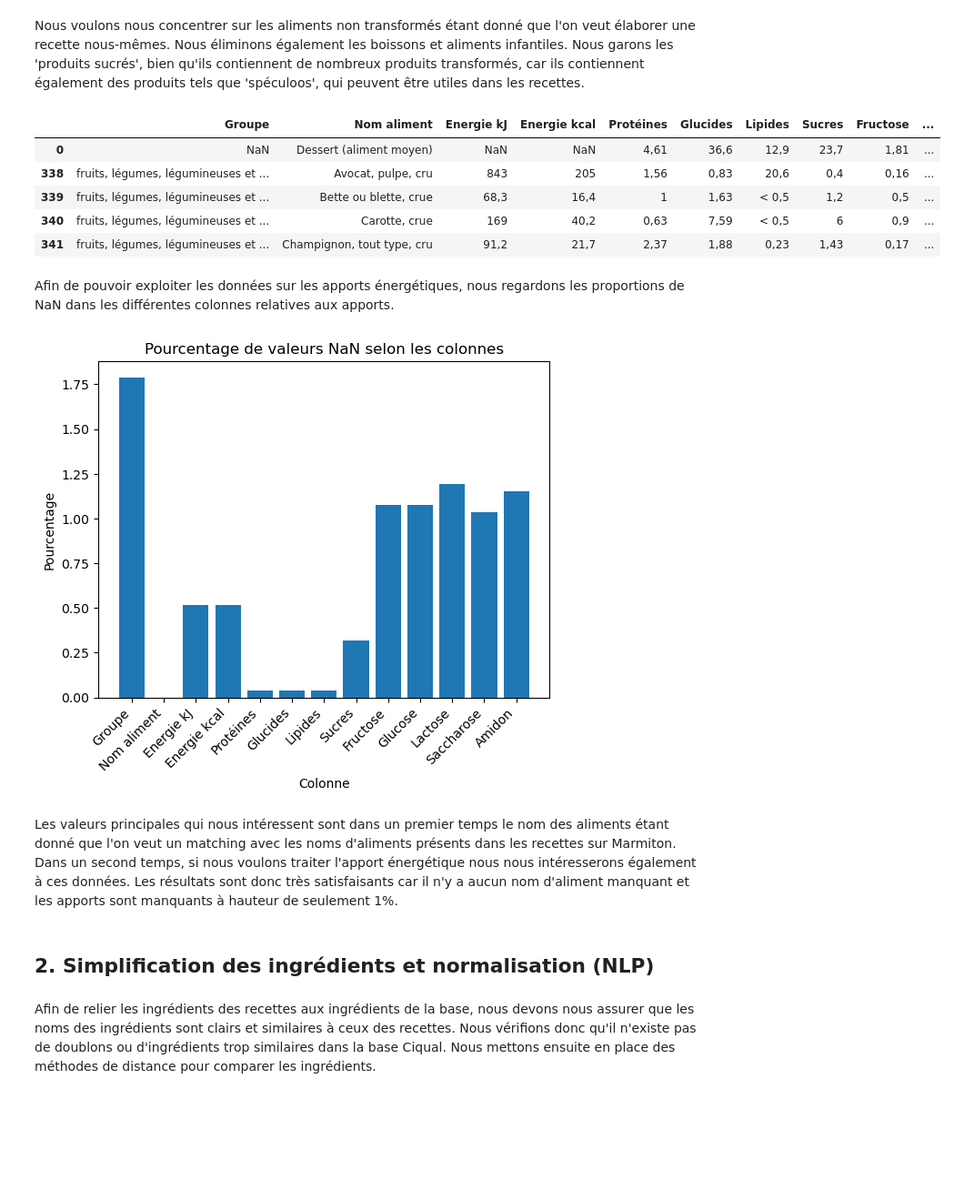
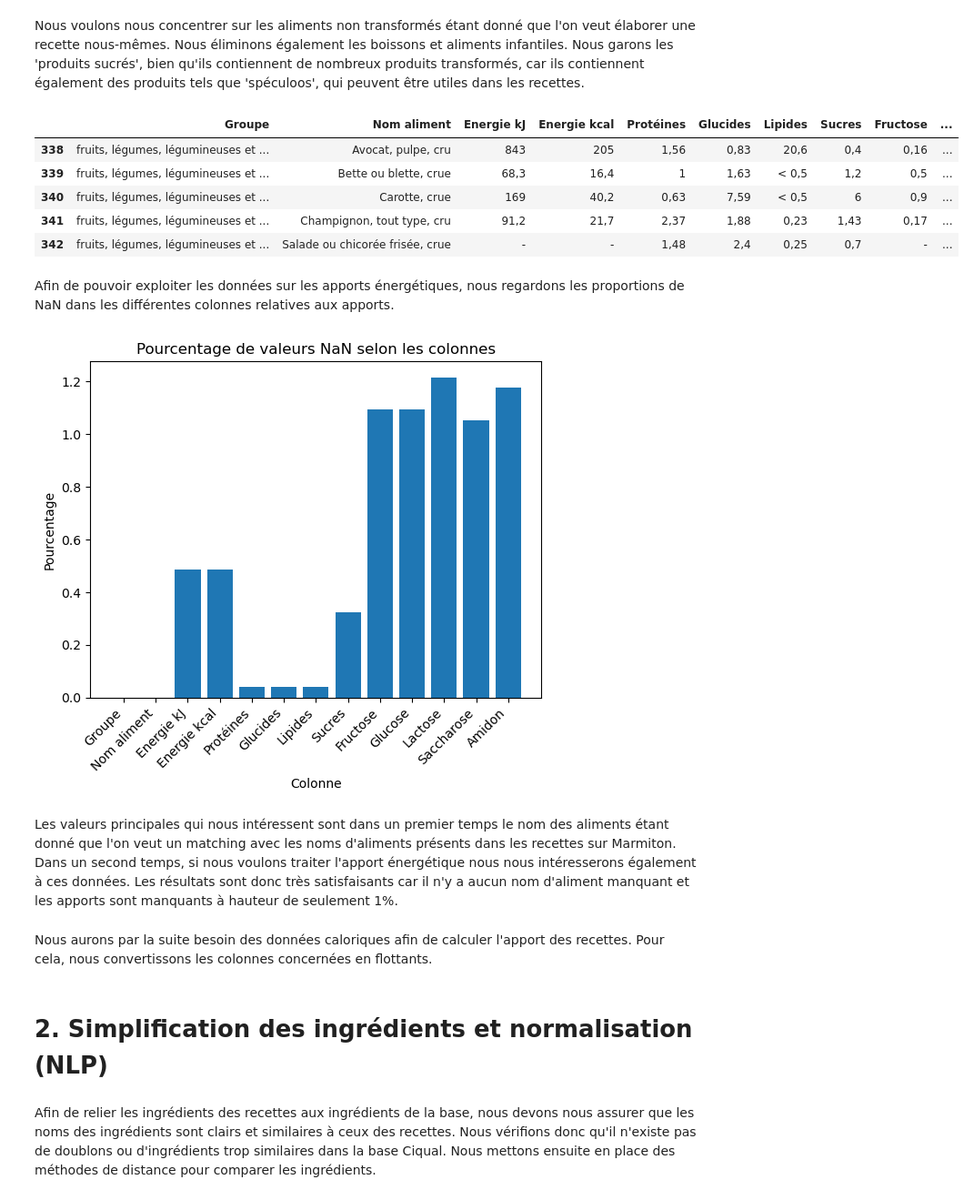
Before and after one commit to Emilecoding/Python-2A-Ensae, a Jupyter notebook: Notebook final.ipynb, the cells around one changed output. Shown at 91% size. Saved outputs shown, nothing was run; the diff lists cells and outputs as text; code cells hidden in the pictures; blank space fills up the shorter version.

```diff
--- a/Notebook final.ipynb
+++ b/Notebook final.ipynb
@@ -461,18 +451,19 @@ array([nan, 'entrées et plats composés',
 # %% [markdown]
 Nous voulons nous concentrer sur les aliments non transformés étant donné que l'on veut élaborer une recette nous-mêmes. Nous éliminons également les boissons et aliments infantiles. Nous garons les 'produits sucrés', bien qu'ils contiennent de nombreux produits transformés, car ils contiennent également des produits tels que 'spéculoos', qui peuvent être utiles dans les recettes.
 # %%
-#Suppression de certains groupes alimentaires
+#Suppression de certains groupes alimentaires et des valeurs de groupe Na
 
 mask = data_ciqual['Groupe'].isin(['entrées et plats composés', 'eaux et autres boissons', 'aliments infantiles'])
 data_ciqual = data_ciqual.drop(data_ciqual[mask].index)
+data_ciqual = data_ciqual.dropna(subset=['Groupe'])
 data_ciqual.head()
 # %% [output]
 |  | Groupe | Nom aliment | Energie kJ | Energie kcal | Protéines | Glucides | Lipides | Sucres | Fructose | ... |
-| 0 | NaN | Dessert (aliment moyen) | NaN | NaN | 4,61 | 36,6 | 12,9 | 23,7 | 1,81 | ... |
 | 338 | fruits, légumes, légumineuses et ... | Avocat, pulpe, cru | 843 | 205 | 1,56 | 0,83 | 20,6 | 0,4 | 0,16 | ... |
 | 339 | fruits, légumes, légumineuses et ... | Bette ou blette, crue | 68,3 | 16,4 | 1 | 1,63 | < 0,5 | 1,2 | 0,5 | ... |
 | 340 | fruits, légumes, légumineuses et ... | Carotte, crue | 169 | 40,2 | 0,63 | 7,59 | < 0,5 | 6 | 0,9 | ... |
 | 341 | fruits, légumes, légumineuses et ... | Champignon, tout type, cru | 91,2 | 21,7 | 2,37 | 1,88 | 0,23 | 1,43 | 0,17 | ... |
+| 342 | fruits, légumes, légumineuses et ... | Salade ou chicorée frisée, crue | - | - | 1,48 | 2,4 | 0,25 | 0,7 | - | ... |
 # %% [markdown]
 Afin de pouvoir exploiter les données sur les apports énergétiques, nous regardons les proportions de NaN dans les différentes colonnes relatives aux apports.
 # %%
@@ -489,7 +480,9 @@ plt.xticks(rotation=45, ha='right')
 plt.title('Pourcentage de valeurs NaN selon les colonnes')
 plt.show()
 # %% [output]
-[figure, old version]
+[figure, new version]
 # %% [markdown]
 Les valeurs principales qui nous intéressent sont dans un premier temps le nom des aliments étant donné que l'on veut un matching avec les noms d'aliments présents dans les recettes sur Marmiton. Dans un second temps, si nous voulons traiter l'apport énergétique nous nous intéresserons également à ces données.
 Les résultats sont donc très satisfaisants car il n'y a aucun nom d'aliment manquant et les apports sont manquants à hauteur de seulement 1%.
+# %% [markdown]
+Nous aurons par la suite besoin des données caloriques afin de calculer l'apport des recettes. Pour cela, nous convertissons les colonnes concernées en flottants.
@@ -496,5 +496,5 @@ Les résultats sont donc très satisfaisants car il n'y a aucun nom d'aliment ma
 # %% [markdown]
-## 2. Simplification des ingrédients et normalisation (NLP)
+# **2. Simplification des ingrédients et normalisation (NLP)**
 # %% [markdown]
 Afin de relier les ingrédients des recettes aux ingrédients de la base, nous devons nous assurer que les noms des ingrédients sont clairs et similaires à ceux des recettes. Nous vérifions donc qu'il n'existe pas de doublons ou d'ingrédients trop similaires dans la base Ciqual. Nous mettons ensuite en place des méthodes de distance pour comparer les ingrédients.
 # %% [markdown]
```
Also changed, not shown: parts of 20 cells of this notebook.
